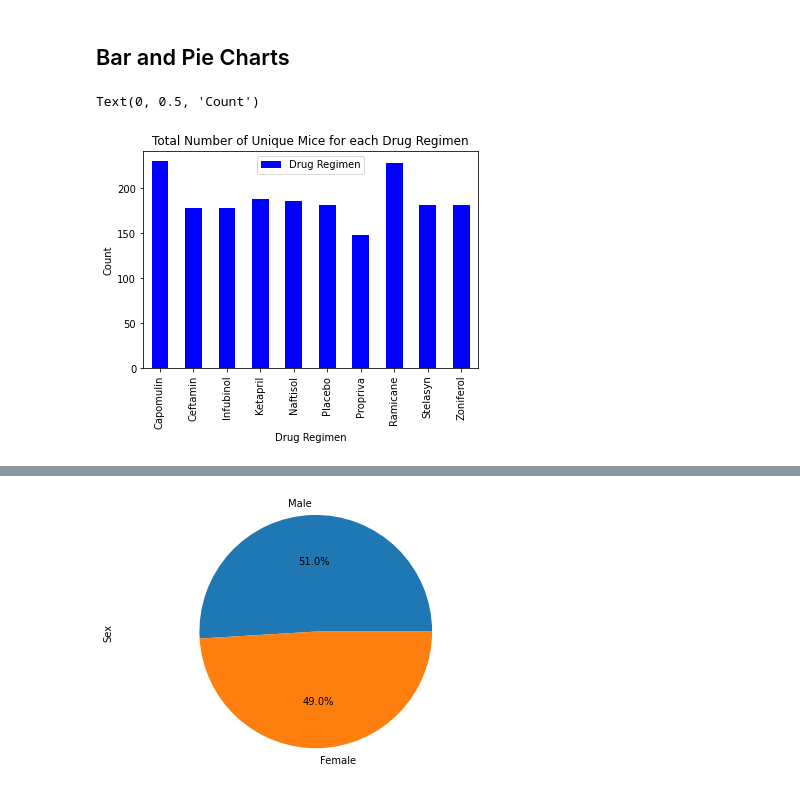
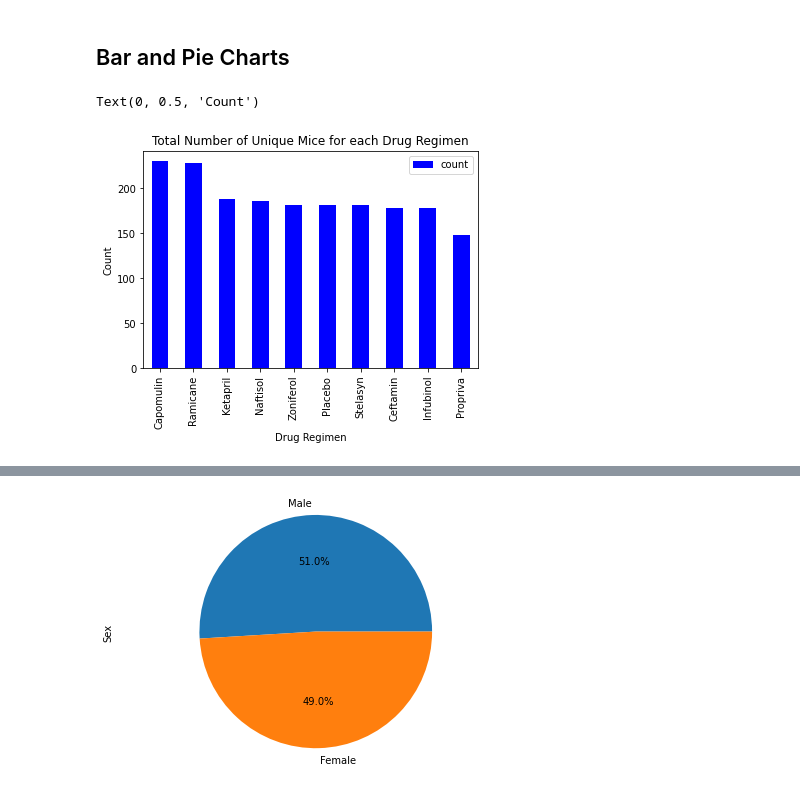
Before and after one commit to StephenTrella/MatPlotLibChallenge, a Jupyter notebook: pymaceuticals_starter.ipynb, the cells around one changed output, grey strips where cells are left out. Saved outputs shown, nothing was run; the diff lists cells and outputs as text; code cells hidden in the pictures.

```diff
--- a/pymaceuticals_starter.ipynb
+++ b/pymaceuticals_starter.ipynb
@@ -16,7 +16,7 @@ mouse_metadata = pd.read_csv(mouse_metadata_path)
 study_results = pd.read_csv(study_results_path)
 
 # Combine the data into a single dataset
-mouse_study_combine = pd.merge(mouse_metadata, study_results, how='outer',
+mouse_study_combine = pd.merge(mouse_metadata, study_results, how='left',
                               on="Mouse ID")
 
 
@@ -70,5 +70,7 @@ mouse_study_combine.loc[mouse_study_combine["Mouse ID"] == "g989"]
 | 920 | g989 | Propriva | Female | 21 | 26 | 35 | 62.570880 | ... |
 # %%
 # Create a clean DataFrame by dropping the duplicate mouse by its ID.
-Clean_data = mouse_study_combine[mouse_study_combine["Mouse ID"] !="g989"]
-Clean_data
+#Clean_data = mouse_study_combine[mouse_study_combine["Mouse ID"] !="g989"]
+#Clean_data.head()
+
+Clean_data= mouse_study_combine[mouse_study_combine['Mouse ID'].isin(Duplicate_Mouse)==False]
@@ -160,17 +148,19 @@ first
 # %%
 # Generate a bar plot showing the total number of unique mice tested on each drug regimen using pandas.
 
 Drug_Count = pd.DataFrame(Drug_Regimen['Drug Regimen'].count())
 
+Drug_Count.columns=["count"]
+
+Drug_Count=Drug_Count.sort_values(['count'], ascending=False)
+
 Mice_count_chart = Drug_Count.plot(kind='bar', title="Total Number of Unique Mice for each Drug Regimen", color="blue")
-
-Mice_count_chart
 
 Mice_count_chart.set_xlabel("Drug Regimen")
 Mice_count_chart.set_ylabel("Count")
 # %% [output]
 Text(0, 0.5, 'Count')
-[figure, old version]
+[figure, new version]
 # %%
 # Generate a bar plot showing the total number of unique mice tested on each drug regimen using pyplot.
 
```
Also changed, not shown: parts of 8 cells of this notebook.
